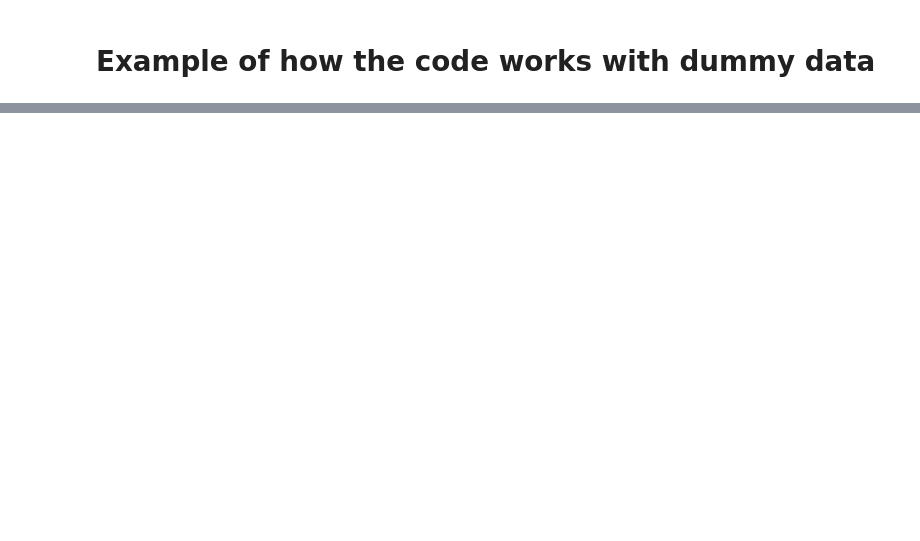
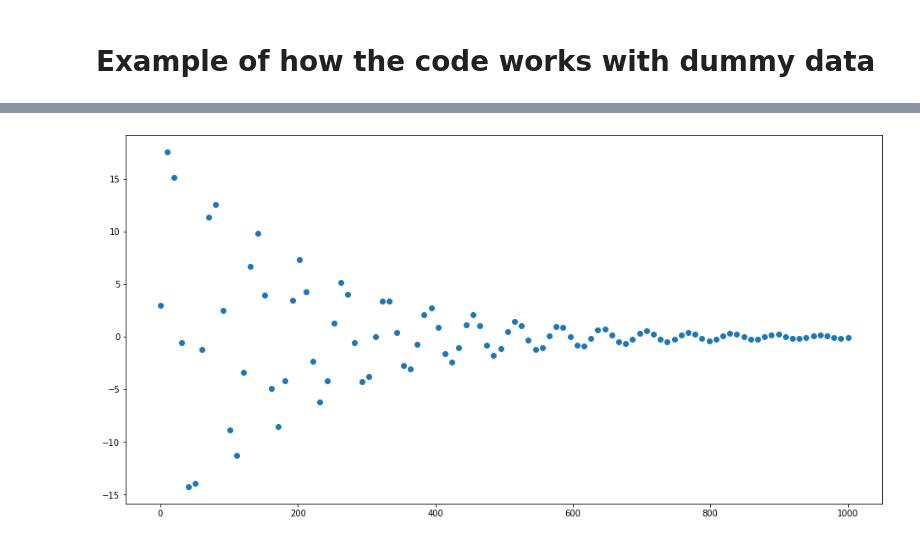
Before and after one commit to minmyk/Heavy_systems, a Jupyter notebook: Heavy_systems_lab2.ipynb, the cells around one changed output, grey strips where cells are left out. Cells and saved outputs as stored; diff of their text form; code cells hidden in the pictures; blank space fills up the shorter version.

```diff
--- a/Heavy_systems_lab2.ipynb
+++ b/Heavy_systems_lab2.ipynb
@@ -376,0 +609,82 @@ Akaike is [[1.35816032e+35]]
+# %%
+def ZgasColiv(x, t, δ, ω0_sqr):
+    return [x[1],  - 2 * δ * x[1] - ω0_sqr * x[0]]
+def findtheta(δ,ω0_sqr):
+    d = 1 + 2 * δ
+    theta1 = (2 + 2 * δ - ω0_sqr) / d
+    theta2 = - 1 / d
+    return np.array([theta1, theta2])
+def findparams(theta1, theta2):
+    δ = - (1 / theta2 + 1) / 2
+    ω0_sqr = 1 - 1 / theta2 + theta1 / theta2
+    return δ, ω0_sqr
+
+δ = 0.005
+ω0_sqr = 0.01
+x0 = 5
+x00 = 2
+t_start = 0
+t_end = 1000
+n = 100
+n_list = [20, 50, 150]
+C = 2
+C_list = [2, 5, 10]
+
+theta = findtheta(δ,ω0_sqr)
+h = int((t_end - t_start) / (n - 1))
+t = np.linspace(t_start, t_end, num=n)
+x = odeint(ZgasColiv, np.array([x0, x00]), t, (δ, ω0_sqr))
+x1 = x0 + x00
+x11 = x00
+x_1 = odeint(ZgasColiv, np.array([x1, x11]), t+1, (δ, ω0_sqr))
+df = pd.DataFrame()
+df['i'] = range(1, n+1)
+df['t'] = list(map(int, t))
+df['x(t)'] = x[:,0].flatten()
+df['x(t+1)'] = x_1[:,0].flatten()
+df['x(t+2)'] = np.array(df[['x(t)','x(t+1)']]) @ theta
+df['x(t+2)'] = np.round(df['x(t+2)'], C)
+X = np.array(df[['x(t)', 'x(t+1)']])
+y = np.array(df['x(t+2)'])
+
+print('δ = {} ω0^2 = {} x0 = {} x00 = {}'.format(δ, ω0_sqr, x0, x00))
+print('C = {}'.format(C))
+print('n = {}'.format(n))
+print('t =[{};{}] with h={}\n'.format(t_start,t_end,h))
+plt.scatter(t, y)
+plt.show()
+print(df)
+
+print('RMNKO')
+theta_pred = RMNK(X, y, printt=True)[0][:,0]
+δ_pred, ω0_sqr_pred = findparams(*theta_pred)
+print('true values/estimates:θ_1 = {} θ_2 = {} θ_1* = {} θ_2* = {}'.format(*theta,*theta_pred))
+print('true values/estimates: δ = {} ω0^2 = {} δ* = {} ω0^2* = {}'.format(δ, ω0_sqr,δ_pred, ω0_sqr_pred))
+plt.scatter(t, y)
+t_plot = np.linspace(t_start, t_end, num=n * 10)
+plt.plot(t_plot, odeint(ZgasColiv, np.array([x0, x00]),t_plot, (δ_pred, ω0_sqr_pred))[:,0], 'r')
+plt.show()
+
+param_df = pd.DataFrame(columns=['C', 'n', 'θ_1*', 'θ_2*','δ*', 'ω0_sqr*'])
+for C in C_list:
+    for n in n_list:
+        h = int((t_end - t_start) / (n - 1))
+        t = np.linspace(t_start, t_end, num=n)
+        x = odeint(ZgasColiv, np.array([x0, x00]), t, (δ, ω0_sqr))
+        x1 = x0 + x00
+        x11 = x00
+        x_1 = odeint(ZgasColiv, np.array([x1, x11]), t+1, (δ, ω0_sqr))
+        df = pd.DataFrame()
+        df['i'] = range(1, n+1)
+        df['t'] = list(map(int, t))
+        df['x(t)'] = x[:,0].flatten()
+        df['x(t+1)'] = x_1[:,0].flatten()
+        df['x(t+2)'] = np.array(df[['x(t)','x(t+1)']]) @ theta
+        df['x(t+2)'] = np.round(df['x(t+2)'], C)
+        X = np.array(df[['x(t)', 'x(t+1)']])
+        y = np.array(df['x(t+2)'])
+        theta_pred = RMNK(X, y, printt=False)[0][:,0]
+        δ_pred, ω0_sqr_pred = findparams(*theta_pred)
+        param_df =param_df.append({'C': C, 'n': n,'θ_1*': theta_pred[0], 'θ_2*': theta_pred[1],'δ*': δ_pred, 'ω0_sqr*': ω0_sqr_pred},ignore_index=True)
+param_df
+# %% [output]
@@ -376,0 +695 @@ Akaike is [[1.35816032e+35]]
+[figure, added]
```
Also changed, not shown: parts of 18 cells of this notebook.
